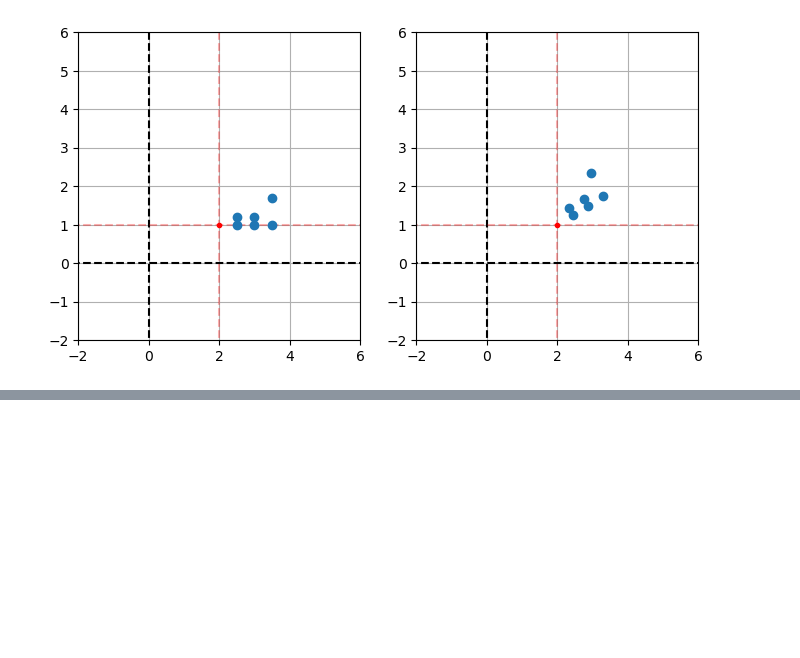
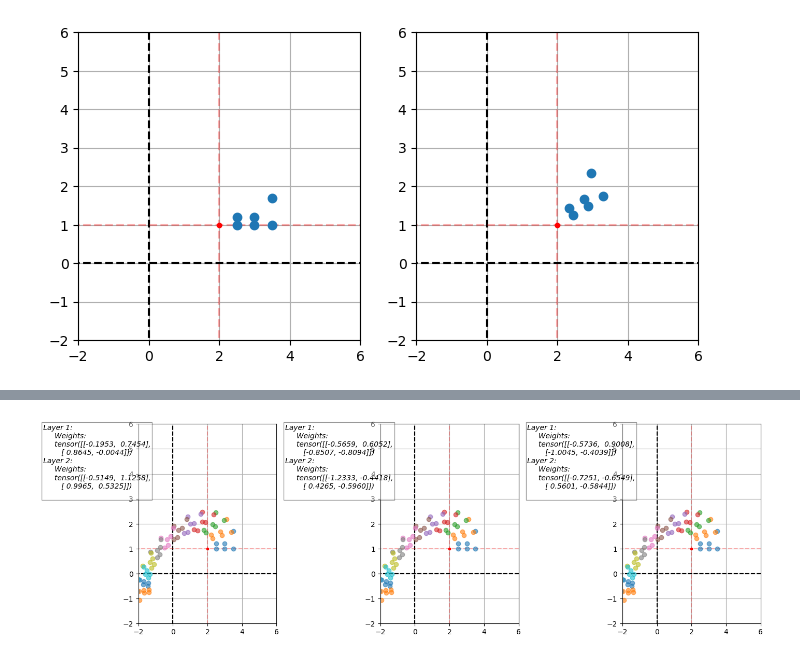
Before and after one commit to karsten3112/Computational-Physics, a Jupyter notebook: Week9/exercise50.ipynb, the cells around one changed output, grey strips where cells are left out. Saved outputs shown, nothing was run; the diff lists cells and outputs as text; code cells hidden in the pictures; blank space fills up the shorter version.

```diff
--- a/Week9/exercise50.ipynb
+++ b/Week9/exercise50.ipynb
@@ -171,0 +173,32 @@ fig.subplots_adjust(wspace=.75)
+# %%
+rot_NNs = [rotationNN(num_layers=2, bias=False), rotationNN(num_layers=2, bias=False), rotationNN(num_layers=2, bias=False)]
+for rot_NN in rot_NNs:
+    optimizer = torch.optim.Adam(params=rot_NN.parameters(), lr=0.01)
+    loss_vals = train_model(model=rot_NN, train_data=torch.tensor(points, dtype=torch.float), rotated_data=torch.tensor(rot_points, dtype=torch.float), optimizer=optimizer, N_steps=10000)
+# %%
+fig, axs = plt.subplots(1,3, figsize=(15.5,5))
+points_tensor = torch.tensor(points, dtype=torch.float)
+for ax in axs:
+    ax.grid()
+    ax.set_xlim([-2.0,6.0])
+    ax.set_ylim([-2.0,6.0])
+    ax.hlines(0.0,-2.5,6.5, linestyles="--", color="k")
+    ax.vlines(0.0,-2.5,6.5, linestyles="--", color="k")
+    ax.hlines(0.0,-2.5,6.5, linestyles="--", color="k")
+    ax.vlines(0.0,-2.5,6.5, linestyles="--", color="k")
+    ax.vlines(2.0, -2.5,6.5, linestyles="--", color="red", alpha=0.3)
+    ax.hlines(1.0, -2.5,6.5, linestyles="--", color= "red", alpha=0.3)
+    ax.plot(2.0,1.0, "o", c="red", markersize=3.0)
+
+with torch.no_grad():
+    for ax, rot_NN in zip(axs, rot_NNs):
+        points_rot = points_tensor
+        ax.plot(points_tensor[:,0], points_tensor[:,1], 'o', alpha=0.6)
+        ax.text(-7.5, 6.0, rot_NN.print_weights(), style='italic', verticalalignment="top",
+            bbox={'facecolor': 'white', 'alpha': 0.4, 'pad': 2})
+        for i in range(11):
+            points_rot = rot_NN.forward(points_rot)
+            ax.plot(points_rot[:,0], points_rot[:,1], 'o', alpha=0.6)
+fig.subplots_adjust(wspace=.75)
+# %% [output]
+[figure, added]
```
Also changed, not shown: parts of 9 cells of this notebook, 6 other files.
